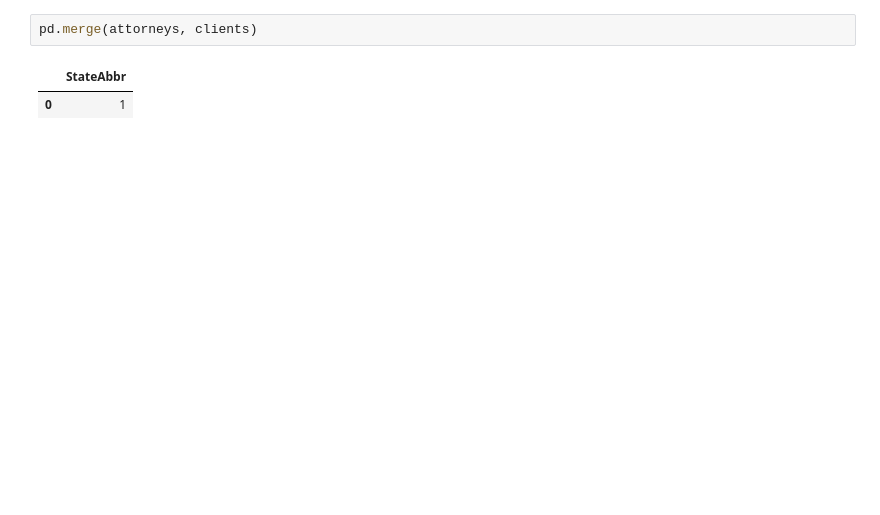
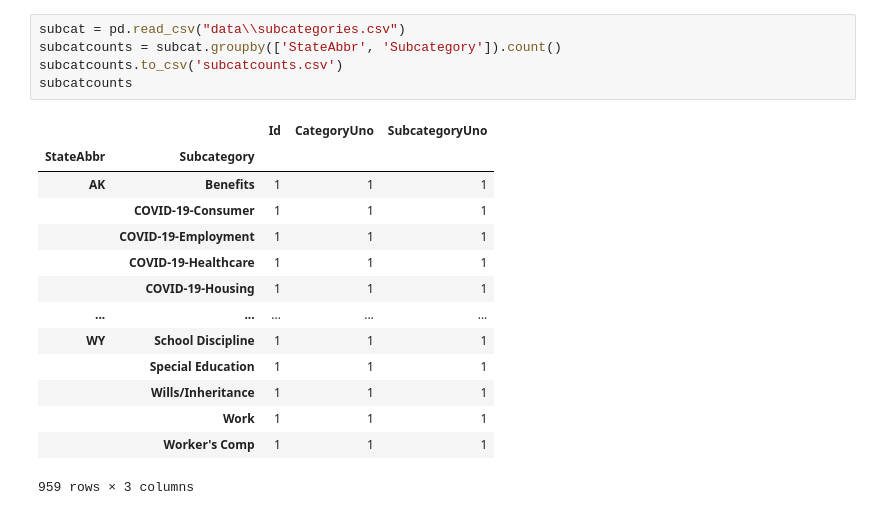
Before and after one commit to WillTReeves/Datafest-2023, a Jupyter notebook: datafest.ipynb, the cells around one changed output. Saved outputs shown, nothing was run; the diff lists cells and outputs as text; blank space fills up the shorter version.

```diff
--- a/datafest.ipynb
+++ b/datafest.ipynb
@@ -63,8 +55,23 @@ clients.rename(columns={"StateAbbr": "Clients"})
 | MI | 881 |
 | KS | 875 |
 | ID | 1 |
-# %%
-pd.merge(attorneys, clients)
-# %% [output]
-|  | StateAbbr |
-| 0 | 1 |
+# %%
+subcat = pd.read_csv("data\\subcategories.csv")
+subcatcounts = subcat.groupby(['StateAbbr', 'Subcategory']).count()
+subcatcounts.to_csv('subcatcounts.csv')
+subcatcounts
+# %% [output]
+|  |  | Id | CategoryUno | SubcategoryUno |
+| StateAbbr | Subcategory |  |  |  |
+| AK | Benefits | 1 | 1 | 1 |
+|  | COVID-19-Consumer | 1 | 1 | 1 |
+|  | COVID-19-Employment | 1 | 1 | 1 |
+|  | COVID-19-Healthcare | 1 | 1 | 1 |
+|  | COVID-19-Housing | 1 | 1 | 1 |
+| ... | ... | ... | ... | ... |
+| WY | School Discipline | 1 | 1 | 1 |
+|  | Special Education | 1 | 1 | 1 |
+|  | Wills/Inheritance | 1 | 1 | 1 |
+|  | Work | 1 | 1 | 1 |
+|  | Worker's Comp | 1 | 1 | 1 |
+959 rows × 3 columns
```
Also changed, not shown: parts of 7 cells of this notebook, 2 other files.
